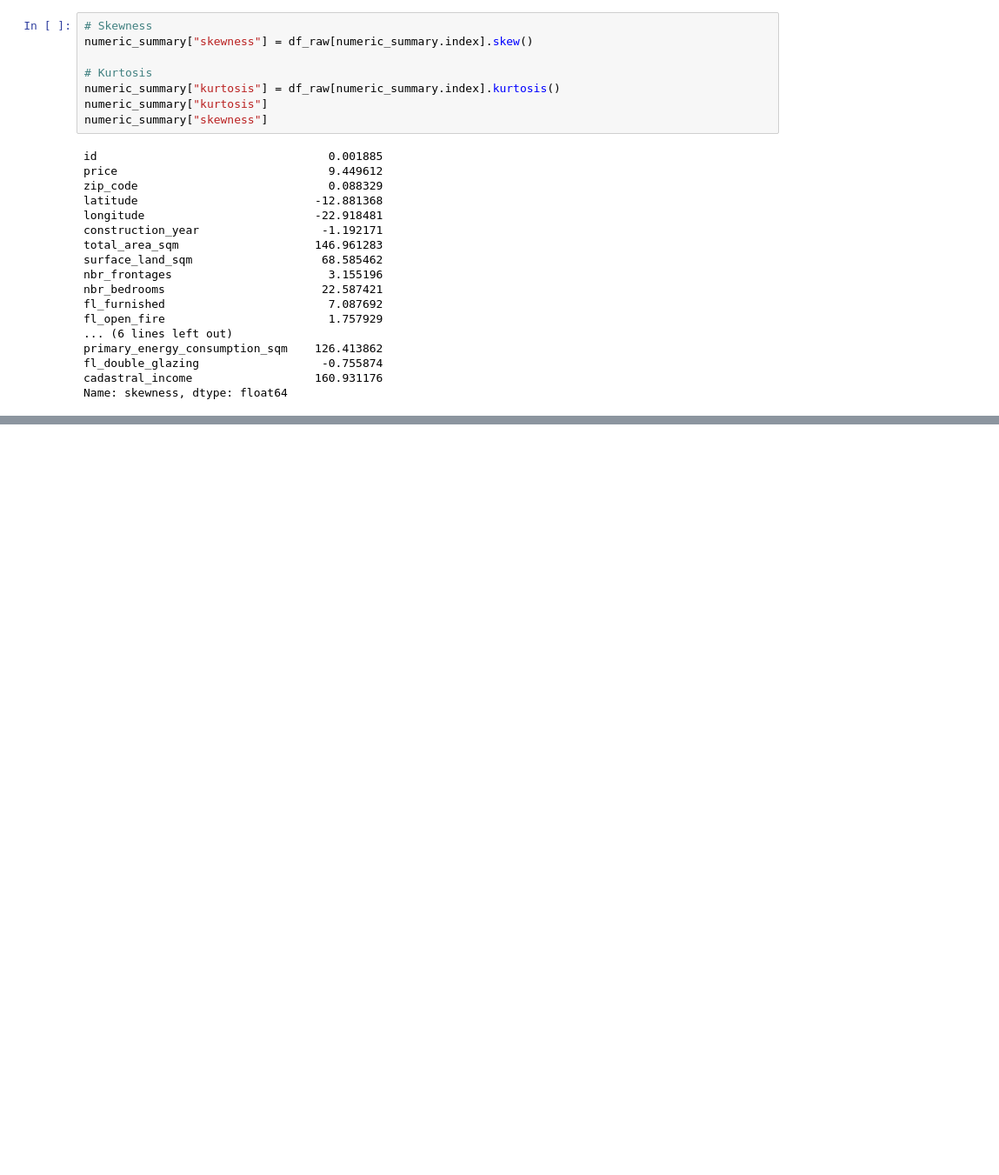
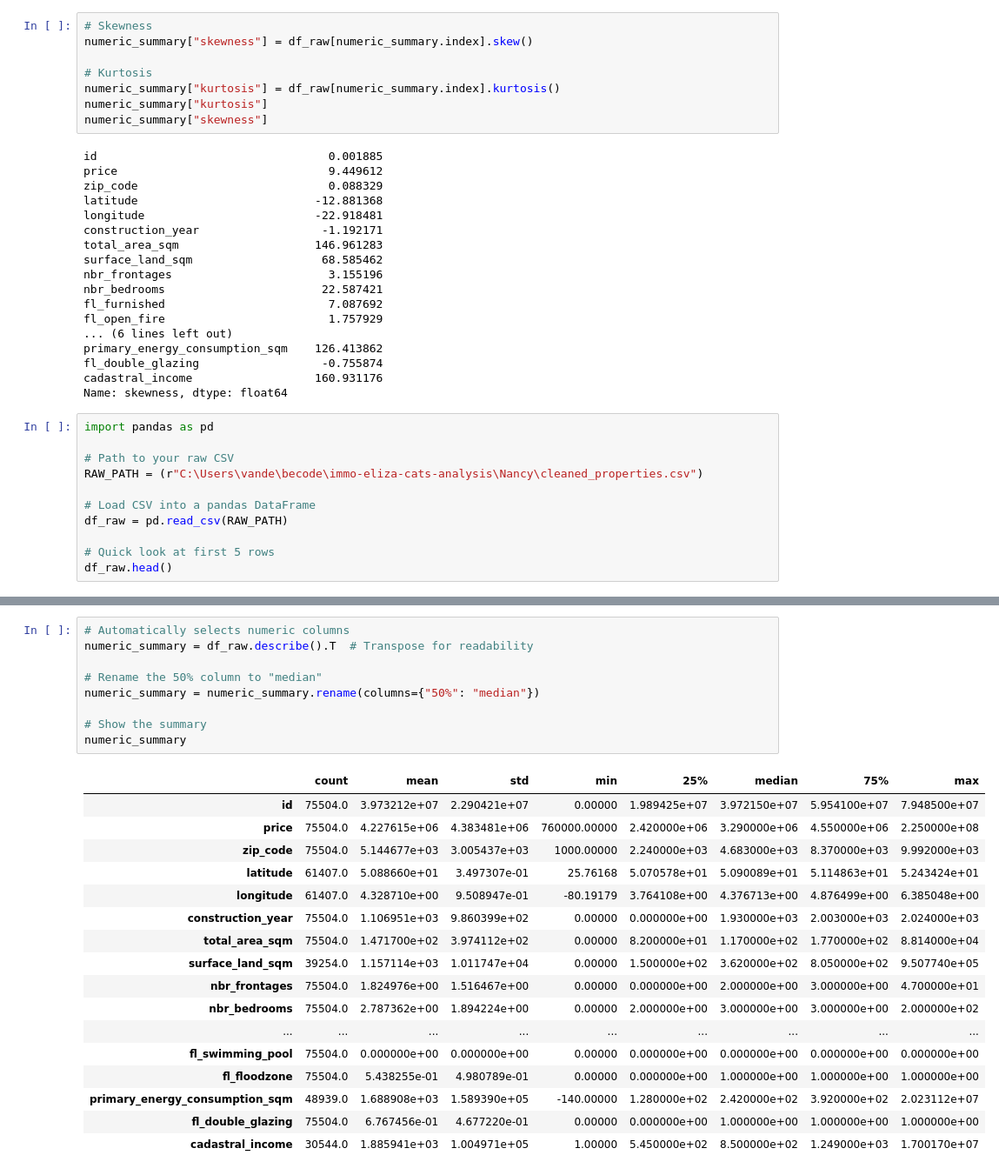
Before and after one commit to Lalovan/Real-estate-price-prediction-Data-analysis, a Jupyter notebook: Nancy/summary.ipynb, the cells around one changed output, grey strips where cells are left out. Shown: that part at 87% size. Cells and saved outputs as stored; diff of their text form; blank space fills up the shorter version.

Commit message:
Data cleaning and qaulity

```diff
--- a/Nancy/summary.ipynb
+++ b/Nancy/summary.ipynb
@@ -70,3 +70,14 @@ primary_energy_consumption_sqm    126.413862
 fl_double_glazing                  -0.755874
 cadastral_income                  160.931176
 Name: skewness, dtype: float64
+# %%
+import pandas as pd
+
+# Path to your raw CSV
+RAW_PATH = (r"C:\Users\vande\becode\immo-eliza-cats-analysis\Nancy\cleaned_properties.csv")
+
+# Load CSV into a pandas DataFrame
+df_raw = pd.read_csv(RAW_PATH)
+
+# Quick look at first 5 rows
+df_raw.head()
@@ -72,0 +92,27 @@ Name: skewness, dtype: float64
+# %%
+# Automatically selects numeric columns
+numeric_summary = df_raw.describe().T  # Transpose for readability
+
+# Rename the 50% column to "median"
+numeric_summary = numeric_summary.rename(columns={"50%": "median"})
+
+# Show the summary
+numeric_summary
+# %% [output]
+|  | count | mean | std | min | 25% | median | 75% | max |
+| id | 75504.0 | 3.973212e+07 | 2.290421e+07 | 0.00000 | 1.989425e+07 | 3.972150e+07 | 5.954100e+07 | 7.948500e+07 |
+| price | 75504.0 | 4.227615e+06 | 4.383481e+06 | 760000.00000 | 2.420000e+06 | 3.290000e+06 | 4.550000e+06 | 2.250000e+08 |
+| zip_code | 75504.0 | 5.144677e+03 | 3.005437e+03 | 1000.00000 | 2.240000e+03 | 4.683000e+03 | 8.370000e+03 | 9.992000e+03 |
+| latitude | 61407.0 | 5.088660e+01 | 3.497307e-01 | 25.76168 | 5.070578e+01 | 5.090089e+01 | 5.114863e+01 | 5.243424e+01 |
+| longitude | 61407.0 | 4.328710e+00 | 9.508947e-01 | -80.19179 | 3.764108e+00 | 4.376713e+00 | 4.876499e+00 | 6.385048e+00 |
+| construction_year | 75504.0 | 1.106951e+03 | 9.860399e+02 | 0.00000 | 0.000000e+00 | 1.930000e+03 | 2.003000e+03 | 2.024000e+03 |
+| total_area_sqm | 75504.0 | 1.471700e+02 | 3.974112e+02 | 0.00000 | 8.200000e+01 | 1.170000e+02 | 1.770000e+02 | 8.814000e+04 |
+| surface_land_sqm | 39254.0 | 1.157114e+03 | 1.011747e+04 | 0.00000 | 1.500000e+02 | 3.620000e+02 | 8.050000e+02 | 9.507740e+05 |
+| nbr_frontages | 75504.0 | 1.824976e+00 | 1.516467e+00 | 0.00000 | 0.000000e+00 | 2.000000e+00 | 3.000000e+00 | 4.700000e+01 |
+| nbr_bedrooms | 75504.0 | 2.787362e+00 | 1.894224e+00 | 0.00000 | 2.000000e+00 | 3.000000e+00 | 3.000000e+00 | 2.000000e+02 |
+| ... | ... | ... | ... | ... | ... | ... | ... | ... |
+| fl_swimming_pool | 75504.0 | 0.000000e+00 | 0.000000e+00 | 0.00000 | 0.000000e+00 | 0.000000e+00 | 0.000000e+00 | 0.000000e+00 |
+| fl_floodzone | 75504.0 | 5.438255e-01 | 4.980789e-01 | 0.00000 | 0.000000e+00 | 1.000000e+00 | 1.000000e+00 | 1.000000e+00 |
+| primary_energy_consumption_sqm | 48939.0 | 1.688908e+03 | 1.589390e+05 | -140.00000 | 1.280000e+02 | 2.420000e+02 | 3.920000e+02 | 2.023112e+07 |
+| fl_double_glazing | 75504.0 | 6.767456e-01 | 4.677220e-01 | 0.00000 | 0.000000e+00 | 1.000000e+00 | 1.000000e+00 | 1.000000e+00 |
+| cadastral_income | 30544.0 | 1.885941e+03 | 1.004971e+05 | 1.00000 | 5.450000e+02 | 8.500000e+02 | 1.249000e+03 | 1.700170e+07 |
```
Also changed, not shown: parts of 3 cells of this notebook, 1 other file.
